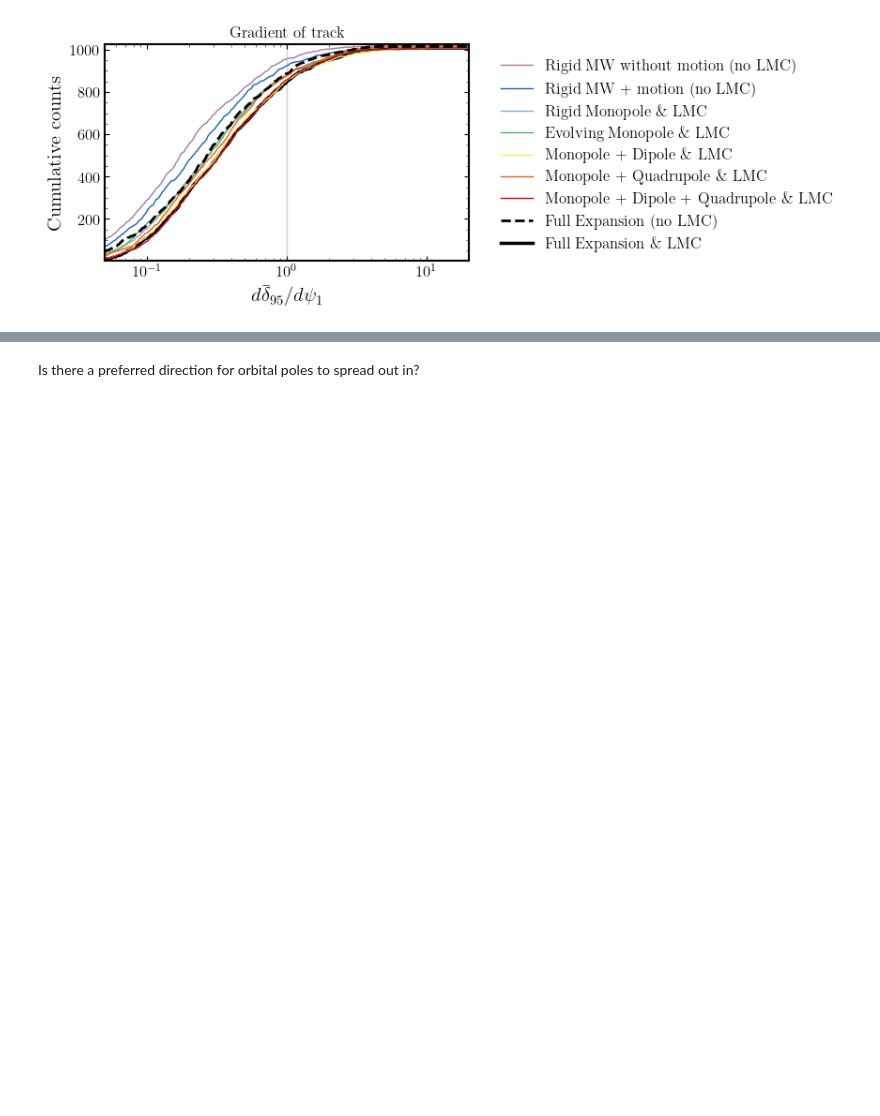
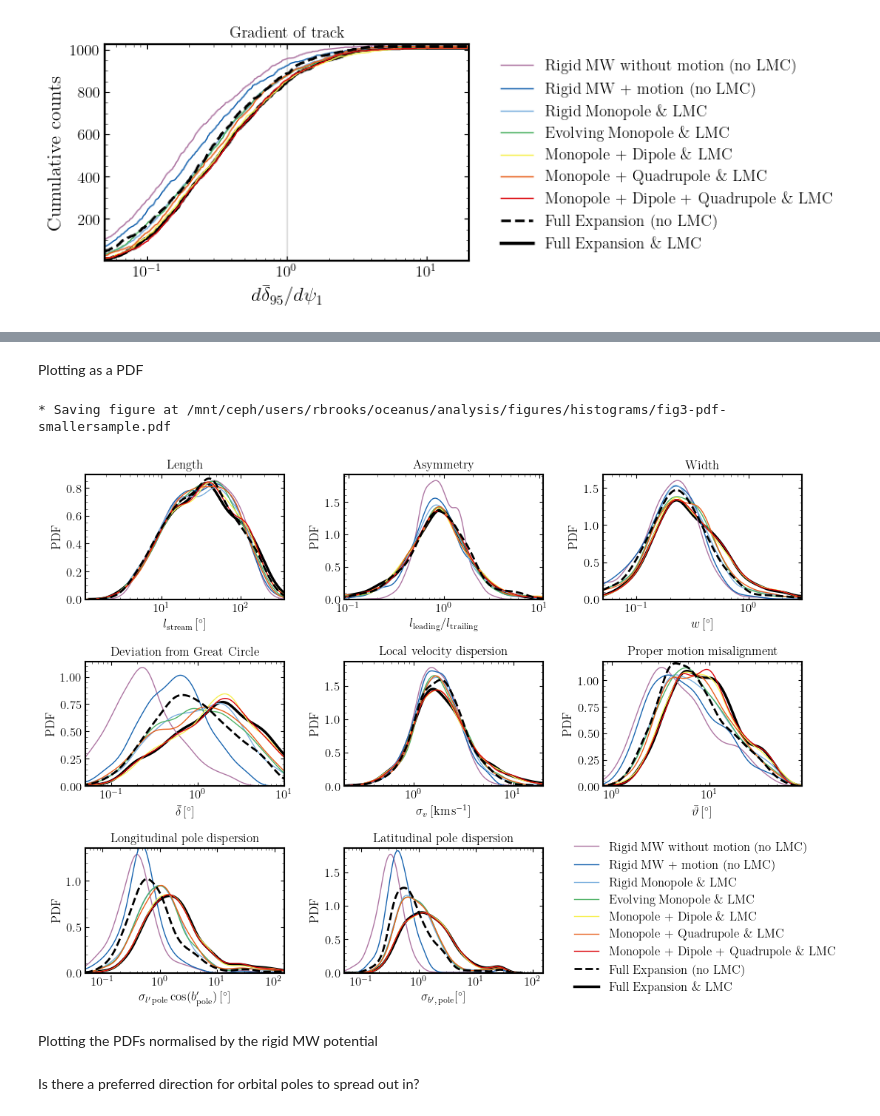
Before and after one commit to dc-broo3/oceanus, a Jupyter notebook: analysis/datamining.ipynb, the cells around one changed output, grey strips where cells are left out. Saved outputs shown, nothing was run; the diff lists cells and outputs as text; code cells hidden in the pictures; blank space fills up the shorter version.

```diff
--- a/analysis/datamining.ipynb
+++ b/analysis/datamining.ipynb
@@ -396,0 +408,2 @@ plt_1dhists_cumulative(path, plotname, False)
+# %% [markdown]
+Plotting as a PDF
@@ -396,0 +615,10 @@ plt_1dhists_cumulative(path, plotname, False)
+# %%
+path = '/mnt/ceph/users/rbrooks/oceanus/analysis/stream-runs/combined-files/plotting_data/1024-dthalfMyr-10rpmin-75ramax/'
+plotname= 'fig3-pdf-smallersample'
+
+PDFs(path, plotname, True)
+# %% [output]
+* Saving figure at /mnt/ceph/users/rbrooks/oceanus/analysis/figures/histograms/fig3-pdf-smallersample.pdf
+[figure, added]
+# %% [markdown]
+Plotting the PDFs normalised by the rigid MW potential
```
Also changed, not shown: parts of 6 cells of this notebook, 1 other file.
